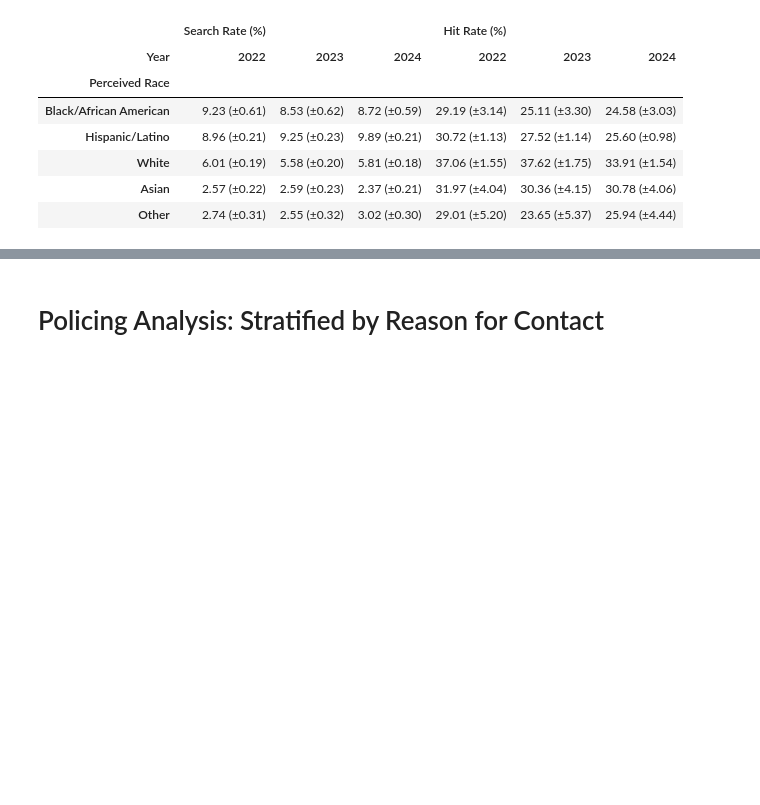
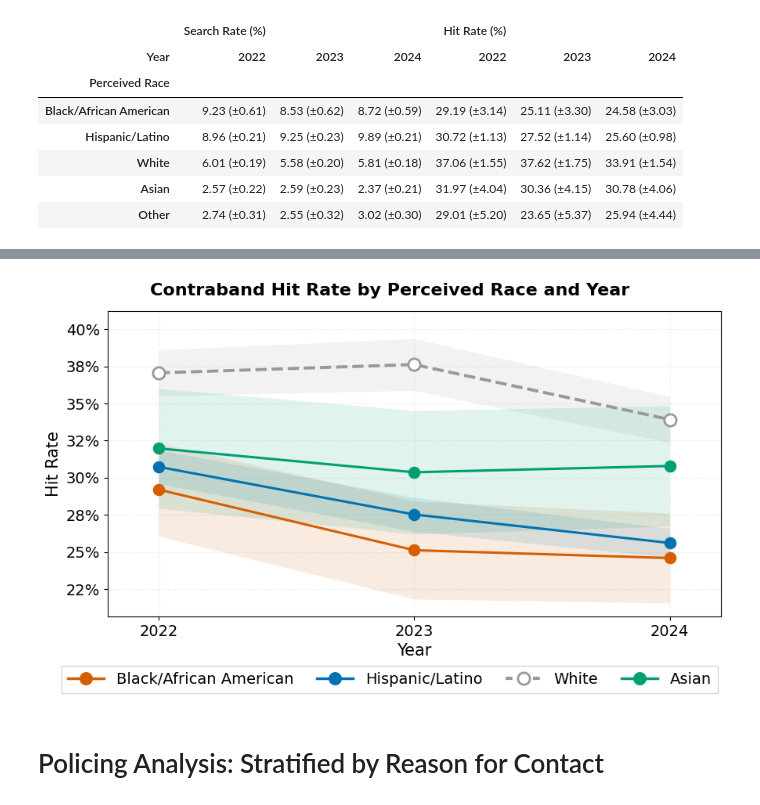
Before and after one commit to laurenbchu/honors-thesis, a Jupyter notebook: notebooks/02_analysis.ipynb, the cells around one changed output, grey strips where cells are left out. Cells and saved outputs as stored; diff of their text form; code cells hidden in the pictures; blank space fills up the shorter version.

```diff
--- a/notebooks/02_analysis.ipynb
+++ b/notebooks/02_analysis.ipynb
@@ -190,3 +188,8 @@ policing_figs = visualization_utils.visualize_policing(policing_analysis)
+# %%
+hit_rate_appendix_fig = visualization_utils.plot_hit_rate_by_year(policing_analysis)
+# visualization_utils.export_figure_to_pdf(hit_rate_appendix_fig, "hit_rate_appendix")
+# %% [output]
+[figure, added]
 # %% [markdown]
 # Policing Analysis: Stratified by Reason for Contact
 # %%
```
Also changed, not shown: parts of 4 cells of this notebook, 11 other files.
